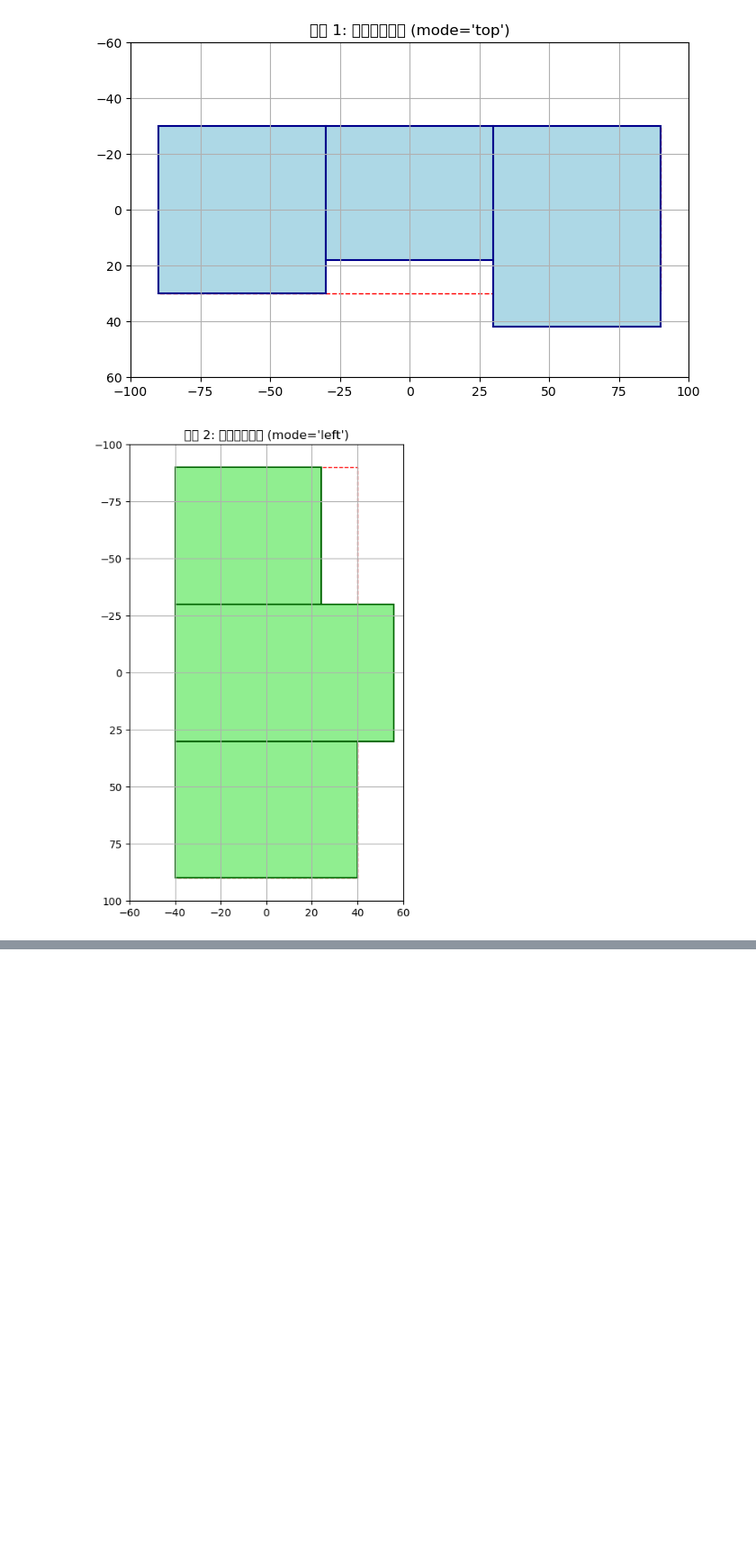
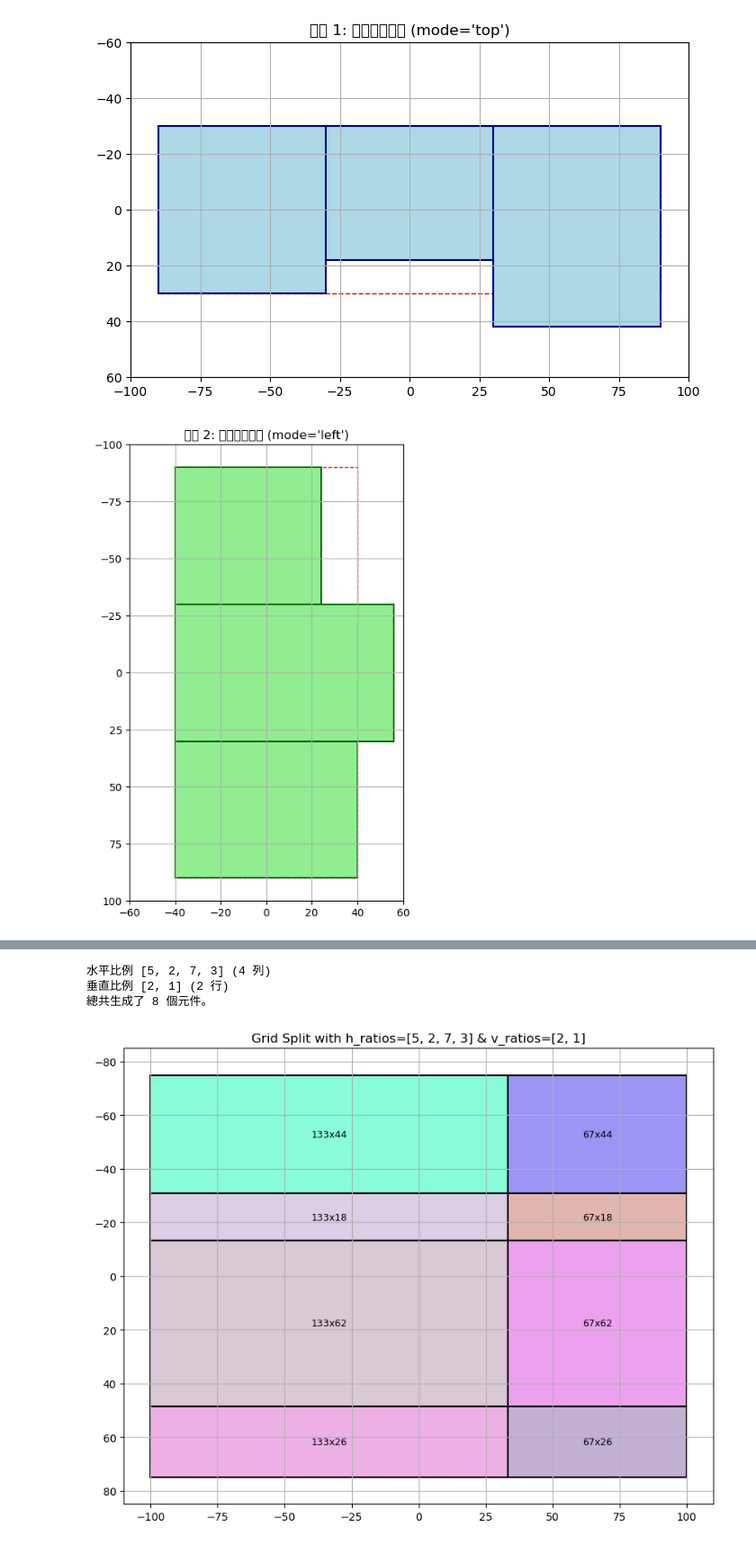
Before and after one commit to sssunyu/analog_chip_layout_generation, a Jupyter notebook: experiment.ipynb, the cells around one changed output, grey strips where cells are left out. Shown: that part at 90% size. Cells and saved outputs as stored; diff of their text form; code cells hidden in the pictures; blank space fills up the shorter version.

```diff
--- a/experiment.ipynb
+++ b/experiment.ipynb
@@ -259,0 +513,60 @@ plt.show()
+# %%
+# 匯入必要的函式
+from aclg.dataclass.component import Component
+from aclg.rules.split.split_ratio import split_by_ratio_grid
+import matplotlib.pyplot as plt
+import matplotlib.patches as patches
+import random
+
+# --- 範例: 使用 split_by_ratio_grid ---
+root_component = Component(x=0, y=0, width=200, height=150)
+
+# 定義水平 (h) 和垂直 (v) 的分割比例
+# h_ratios: 4 列，高度比例為 5:2:7:3
+# v_ratios: 2 行，寬度比例為 2:1
+h_ratios = [5, 2, 7, 3]
+v_ratios = [2, 1]
+
+# 執行比例網格分割
+grid_components = split_by_ratio_grid(
+    root_component,
+    h_ratios=h_ratios,
+    v_ratios=v_ratios
+)
+
+print(f"水平比例 {h_ratios} ({len(h_ratios)} 列)")
+print(f"垂直比例 {v_ratios} ({len(v_ratios)} 行)")
+print(f"總共生成了 {len(grid_components)} 個元件。")
+
+
+# --- 視覺化結果 ---
+fig, ax = plt.subplots(1, figsize=(10, 8))
+ax.set_aspect('equal', adjustable='box')
+
+# 繪製原始邊界
+rect_root = patches.Rectangle(root_component.get_topleft(), root_component.width, root_component.height,
+                              linewidth=1.5, edgecolor='red', facecolor='none', linestyle='--')
+ax.add_patch(rect_root)
+
+# 繪製分割後的網格元件
+for component in grid_components:
+    # 隨機給一個顏色以利區分
+    rand_color = (random.random(), random.random(), random.random(), 0.5) # R, G, B, Alpha
+    rect = patches.Rectangle(component.get_topleft(), component.width, component.height,
+                             linewidth=1.5, edgecolor='black', facecolor=rand_color)
+    ax.add_patch(rect)
+    # 標示每個元件的尺寸
+    ax.text(component.x, component.y, f"{component.width:.0f}x{component.height:.0f}",
+            ha='center', va='center', fontsize=9)
+
+ax.set_xlim(-110, 110)
+ax.set_ylim(-85, 85)
+ax.invert_yaxis()
+plt.grid(True)
+plt.title(f"Grid Split with h_ratios={h_ratios} & v_ratios={v_ratios}")
+plt.show()
+# %% [output]
+水平比例 [5, 2, 7, 3] (4 列)
+垂直比例 [2, 1] (2 行)
+總共生成了 8 個元件。
+[figure, added]
```
Also changed, not shown: parts of 5 cells of this notebook, 9 other files.
